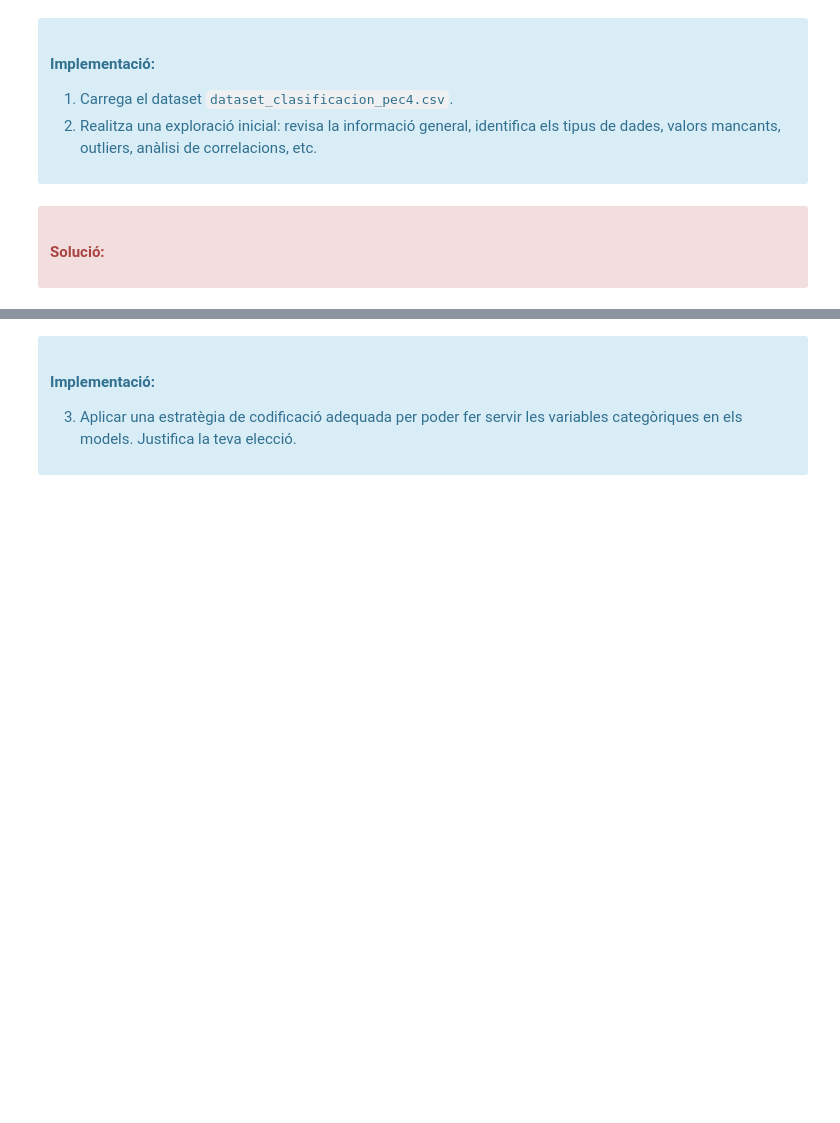
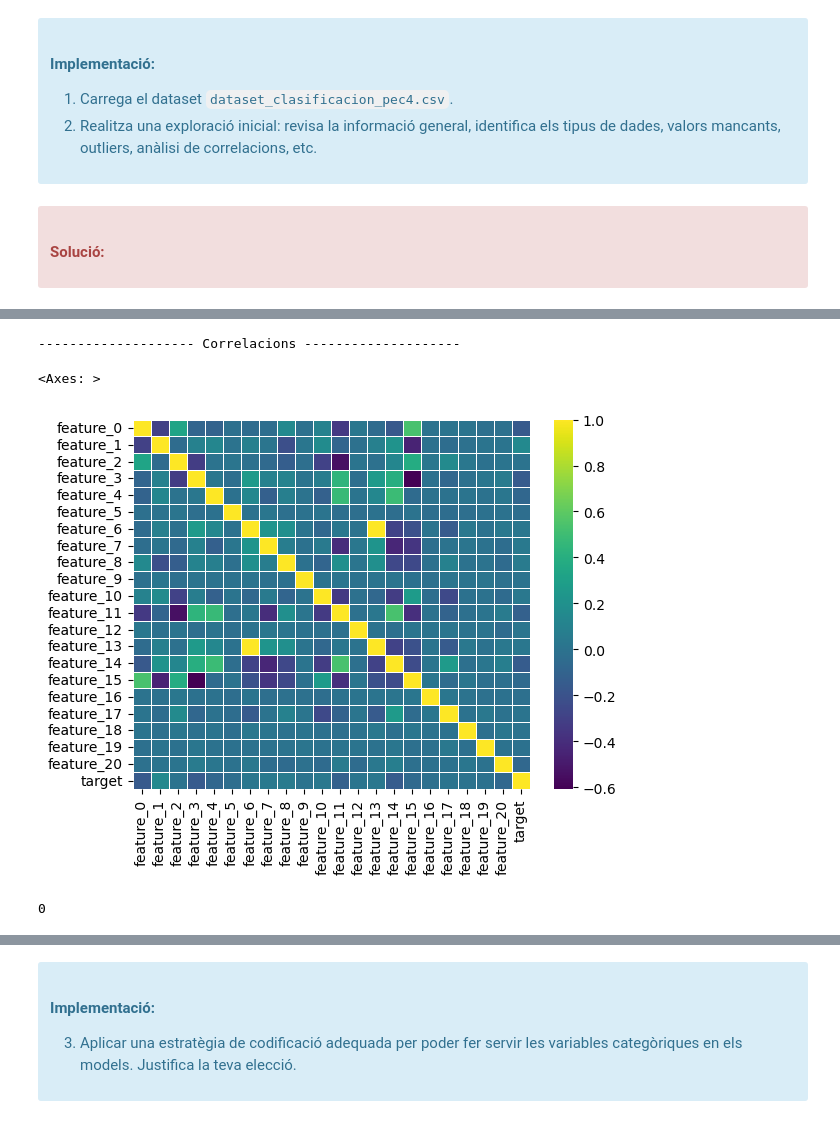
Before and after one commit to marc7666/PAC4-aprenentatge-automatic, a Jupyter notebook: M2_991_20242_PAC4_Enunciat.ipynb, the cells around one changed output, grey strips where cells are left out. Drawn from its saved outputs; the diff is of its cells as text; code cells hidden in the pictures; blank space fills up the shorter version.

```diff
--- a/M2_991_20242_PAC4_Enunciat.ipynb
+++ b/M2_991_20242_PAC4_Enunciat.ipynb
@@ -68,0 +175,16 @@ Comenta dins d'aquesta cel·la la teva anàlisi crítica, fes servir tantes cel
+# %%
+# Exploració del dataset -> Correlació entre les variables numèriques
+print("-------------------- Correlacions --------------------")
+df_nums["target"] = df_clasifiaction["target"]
+correlations = df_nums.corr() # Crea la matriu de correlació entre les variables
+sns.heatmap(correlations, linewidth=.5, cmap='viridis')
+# %% [output]
+-------------------- Correlacions --------------------
+<Axes: >
+[figure, added]
+# %%
+# Exploració del dataset -> Comprovació de duplicats
+duplicates = df_clasifiaction.duplicated().sum()
+duplicates
+# %% [output]
+0
```
Also changed, not shown: parts of 31 cells of this notebook.
